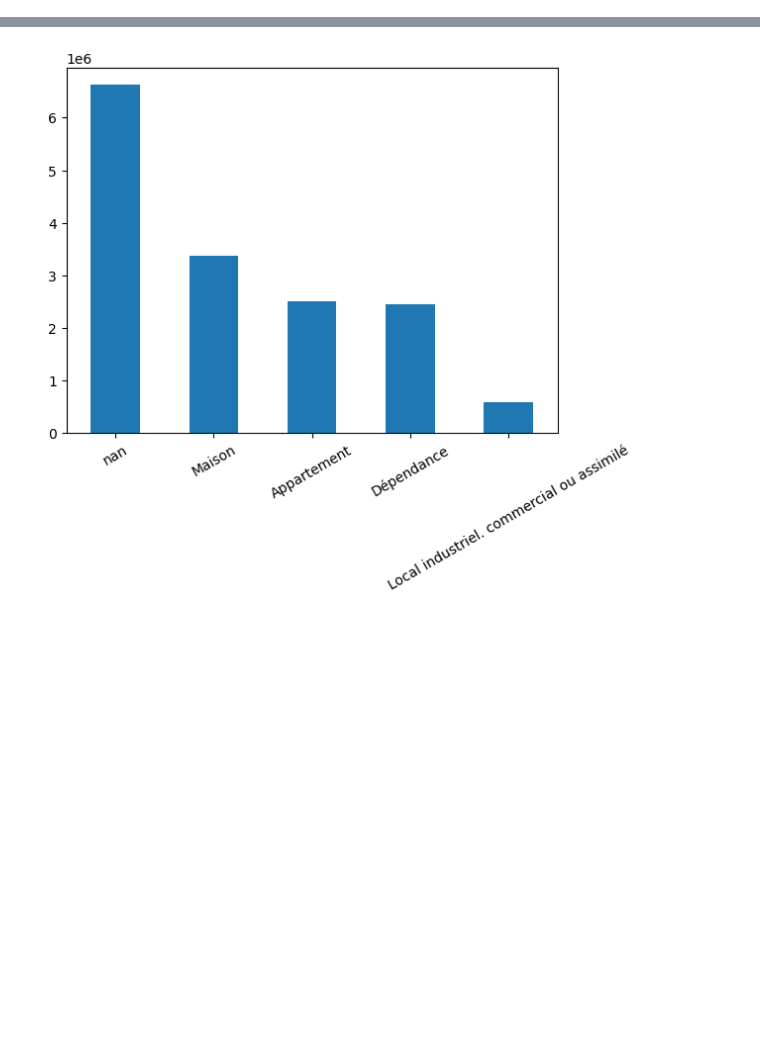
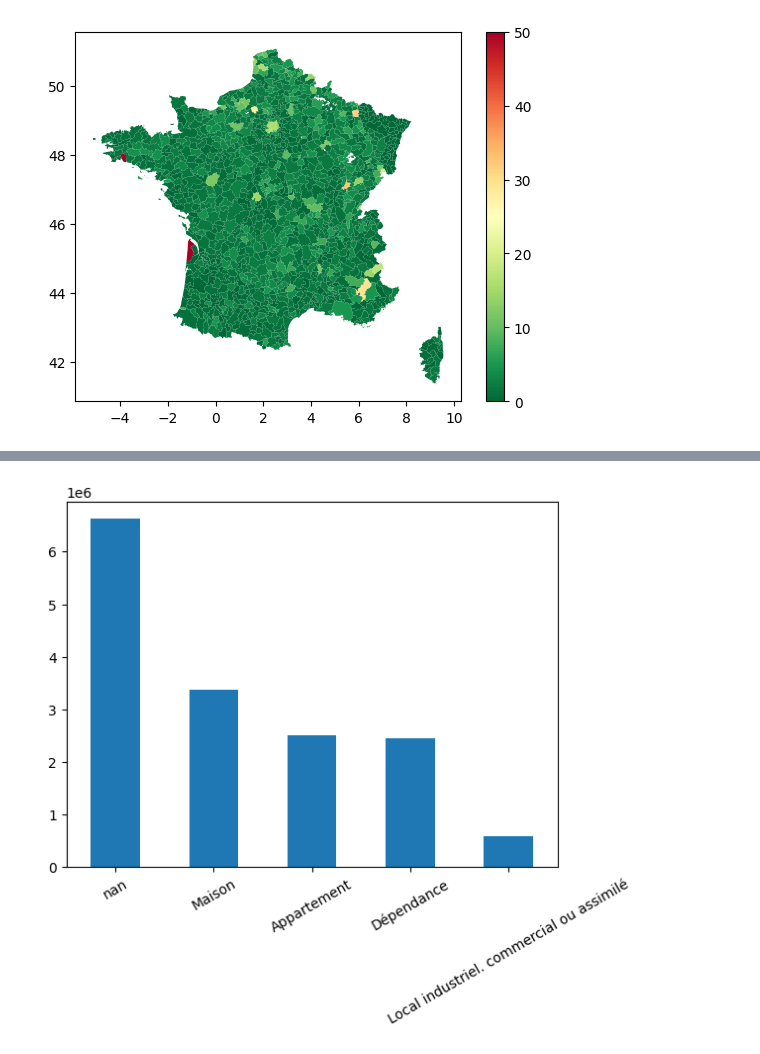
Before and after one commit to Pierlou/DVF, a Jupyter notebook: inconsistencies.ipynb, the cells around one changed output, grey strips where cells are left out. Saved outputs shown, nothing was run; the diff lists cells and outputs as text; code cells hidden in the pictures; blank space fills up the shorter version.

```diff
--- a/inconsistencies.ipynb
+++ b/inconsistencies.ipynb
@@ -67,3 +76,11 @@ full_2022.csv
 | 1429092 | 2022-537274 | 2022-04-29 | 000001 | Vente | 200000.0 | 3 | ... |
 17145686 rows × 40 columns
 [figure]
+# %%
+## import des géométries EPCI
+apparts_all = pd.read_csv(r'C:\Users\Dinum\Documents\Projets\Loyers\work\pred-app-mef-dhup.csv', dtype='str', encoding='ISO8859', sep=';', usecols=['INSEE_C', 'EPCI'])
+communes = gpd.read_file(r'C:\Users\Dinum\Documents\Projets\Loyers\work\cadastre-france-communes.json')
+communes = communes.drop(['created', 'updated'], axis=1)
+epci = gpd.GeoDataFrame(communes.loc[~(communes['id'].str.startswith('97'))].merge(apparts_all[['INSEE_C', 'EPCI']], left_on='id', right_on='INSEE_C', how='left').drop(['id', 'INSEE_C'], axis=1))
+epci = epci.dissolve('EPCI').reset_index()
+epci2commune = apparts_all[['INSEE_C', 'EPCI']].drop_duplicates()
@@ -69,0 +89,6 @@ full_2022.csv
+# %%
+for f in nbs_mutations.keys():
+    nbs_mutations[f] = pd.merge(nbs_mutations[f], epci2commune, left_on='code_commune', right_on='INSEE_C', how='right')
+    nbs_mutations[f] = nbs_mutations[f].drop('code_commune', axis=1).fillna(0)
+nbs_mut_epci = {k: df.groupby('EPCI')['nb_mutations'].sum().reset_index() for (k,df) in nbs_mutations.items()}
+nbs_mut_epci
@@ -69,0 +113,22 @@ full_2022.csv
+# %%
+dups_restr = {file: pd.merge(dups[file][['id_mutation', 'date_mutation', 'code_commune']],
+                       epci2commune,
+                       left_on='code_commune',
+                       right_on='INSEE_C',
+                       how='left')['EPCI'].value_counts().reset_index().rename({'index':'EPCI', 'EPCI':'count_dups'}, axis=1) for file in dups.keys()}
+dups_restr = {file: pd.merge(dups_restr[file],
+                       nbs_mut_epci[file],
+                       on='EPCI',
+                       how='right') for file in dups.keys()}
+for f in dups_restr:
+    dups_restr[f]['proportion_dup'] = (dups_restr[f]['count_dups']/(dups_restr[f]['nb_mutations']))*100
+
+count_dups_epci = {file: gpd.GeoDataFrame(pd.merge(dups_restr[file],
+                                 epci,
+                                 on='EPCI',
+                                 how='right').fillna(0)) for file in dups_restr.keys()}
+
+## handling outliers and first/last years (only one semester) compared to other years
+max_count = 1000
+for file in count_dups_epci.keys():
+    count_dups_epci[file]['maxed'] = count_dups_epci[file]['count_dups'].apply(lambda x: min(x,max_count) if any(['2017' in file, '2022' in file]) else min(x/2,max_count)).fillna(0)
@@ -69,0 +248,6 @@ full_2022.csv
+# %%
+vmin=0
+vmax=50
+count_dups_epci['full_2017.csv'].plot(column='proportion_dup', cmap='RdYlGn_r', legend=True, vmin=vmin, vmax=vmax);
+# %% [output]
+[figure, added]
```
Also changed, not shown: parts of 39 cells of this notebook.
